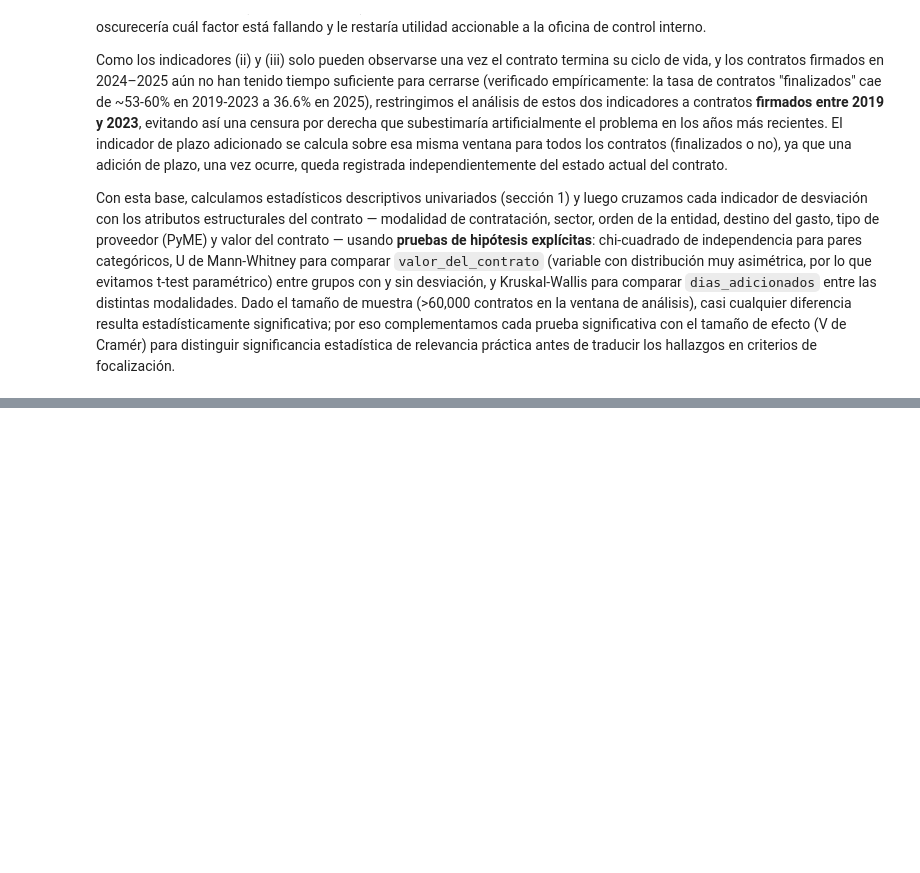
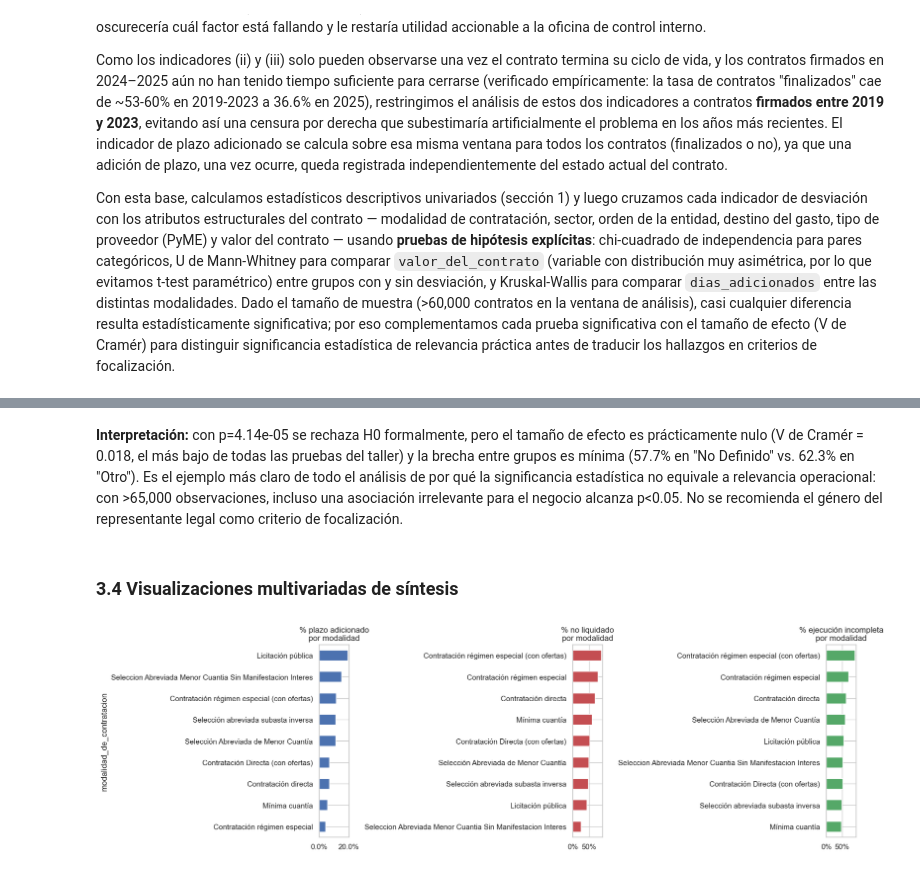
Before and after one commit to brehynnermraz/taller_1_ciencia_de_datos, a Jupyter notebook: notebooks/taller1_secop_bienes.ipynb, the cells around one changed output, grey strips where cells are left out. Cells and saved outputs as stored; diff of their text form; code cells hidden in the pictures; blank space fills up the shorter version.

```diff
--- a/notebooks/taller1_secop_bienes.ipynb
+++ b/notebooks/taller1_secop_bienes.ipynb
@@ -240,0 +286,8 @@ Con esta base, calculamos estadísticos descriptivos univariados (sección 1) y
+# %%
+window = dfc[dfc['anio_firma'] <= 2023].copy()
+window_fin = window[window['finalizado']].copy()
+print(f"N ventana de análisis (2019-2023): {len(window):,}")
+print(f"N finalizados dentro de la ventana: {len(window_fin):,}")
+print()
+print("Correlación entre los 3 indicadores (confirmando que son casi independientes):")
+print(window_fin[['plazo_adicionado','no_liquidado_tras_fin','ejecucion_incompleta']].astype(int).corr().round(2))
@@ -240,0 +552,24 @@ Con esta base, calculamos estadísticos descriptivos univariados (sección 1) y
+# %% [markdown]
+**Interpretación:** con p=4.14e-05 se rechaza H0 formalmente, pero el tamaño de efecto es prácticamente nulo (V de Cramér = 0.018, el más bajo de todas las pruebas del taller) y la brecha entre grupos es mínima (57.7% en "No Definido" vs. 62.3% en "Otro"). Es el ejemplo más claro de todo el análisis de por qué la significancia estadística no equivale a relevancia operacional: con >65,000 observaciones, incluso una asociación irrelevante para el negocio alcanza p<0.05. No se recomienda el género del representante legal como criterio de focalización.
+# %% [markdown]
+### 3.4 Visualizaciones multivariadas de síntesis
+# %%
+fig, axes = plt.subplots(1, 3, figsize=(16,5), sharey=False)
+
+tasa_mod_plazo = window.groupby('modalidad_de_contratacion')['plazo_adicionado'].mean().sort_values()
+tasa_mod_plazo.plot(kind='barh', ax=axes[0], color='#4C72B0')
+axes[0].set_title('% plazo adicionado\npor modalidad'); axes[0].set_xlabel('')
+
+tasa_mod_liq = window_fin.groupby('modalidad_de_contratacion')['no_liquidado_tras_fin'].mean().sort_values()
+tasa_mod_liq.plot(kind='barh', ax=axes[1], color='#C44E52')
+axes[1].set_title('% no liquidado\npor modalidad'); axes[1].set_ylabel(''); axes[1].set_xlabel('')
+
+tasa_mod_ejec = window_fin.groupby('modalidad_de_contratacion')['ejecucion_incompleta'].mean().sort_values()
+tasa_mod_ejec.plot(kind='barh', ax=axes[2], color='#55A868')
+axes[2].set_title('% ejecución incompleta\npor modalidad'); axes[2].set_ylabel(''); axes[2].set_xlabel('')
+
+for ax in axes:
+    ax.xaxis.set_major_formatter(mticker.PercentFormatter(xmax=1))
+plt.tight_layout(); plt.show()
+# %% [output]
+[figure, added]
```
Also changed, not shown: parts of 38 cells of this notebook.
